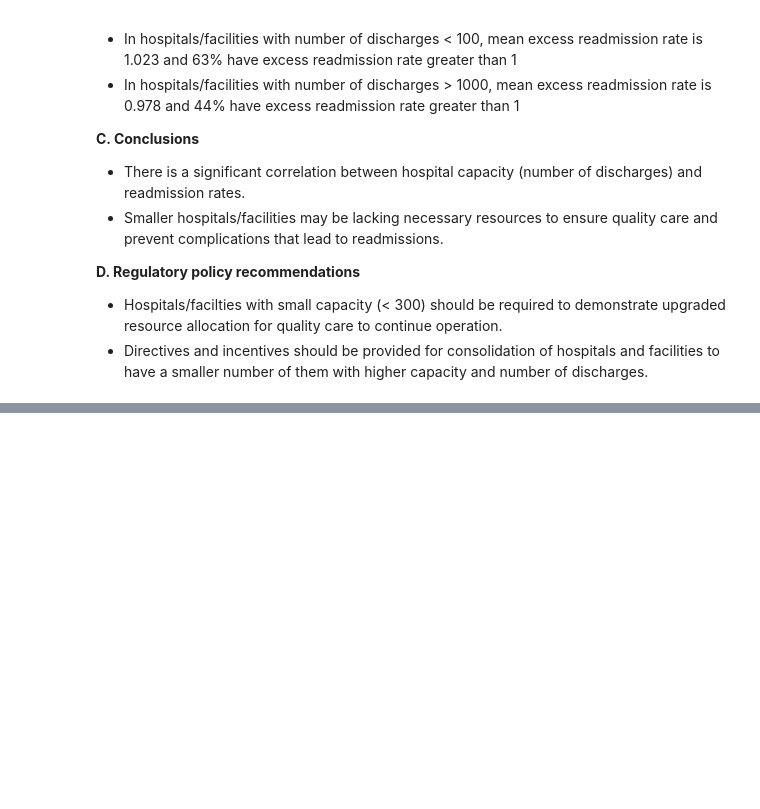
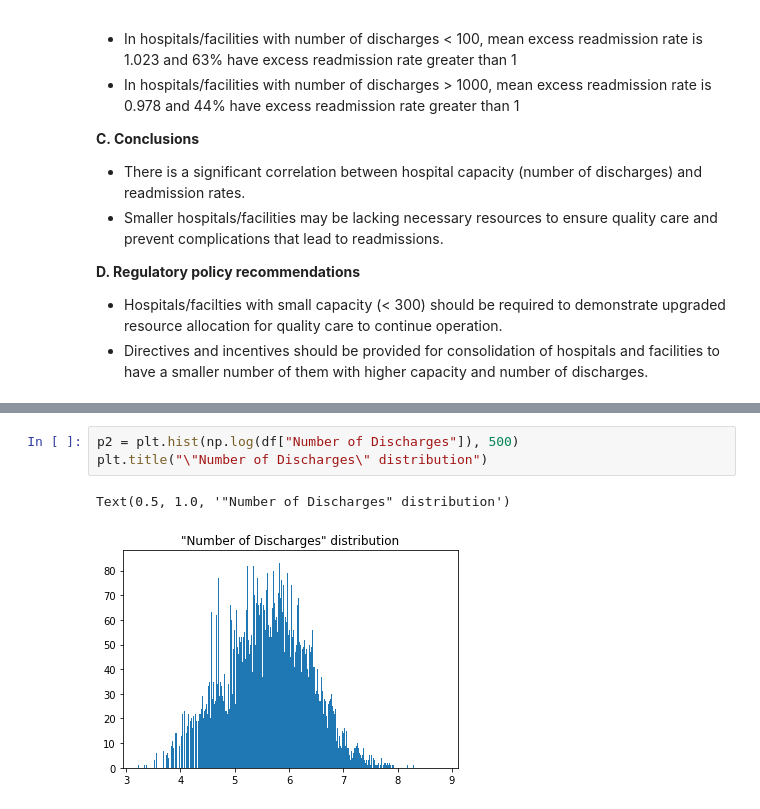
Before and after one commit to ahrimhan/springboard-course, a Jupyter notebook: exploratory-data-analysis/EDA_hospital_readmit/sliderule_dsi_inferential_statistics_exercise_3.ipynb, the cells around one changed output, grey strips where cells are left out. Drawn from its saved outputs; the diff is of its cells as text; blank space fills up the shorter version.

```diff
--- a/exploratory-data-analysis/EDA_hospital_readmit/sliderule_dsi_inferential_statistics_exercise_3.ipynb
+++ b/exploratory-data-analysis/EDA_hospital_readmit/sliderule_dsi_inferential_statistics_exercise_3.ipynb
@@ -106,0 +212,6 @@ You can compose in notebook cells using Markdown:
+# %%
+p2 = plt.hist(np.log(df["Number of Discharges"]), 500)
+plt.title("\"Number of Discharges\" distribution")
+# %% [output]
+Text(0.5, 1.0, '"Number of Discharges" distribution')
+[figure, added]
```
Also changed, not shown: parts of 29 cells of this notebook, 1 other file.
